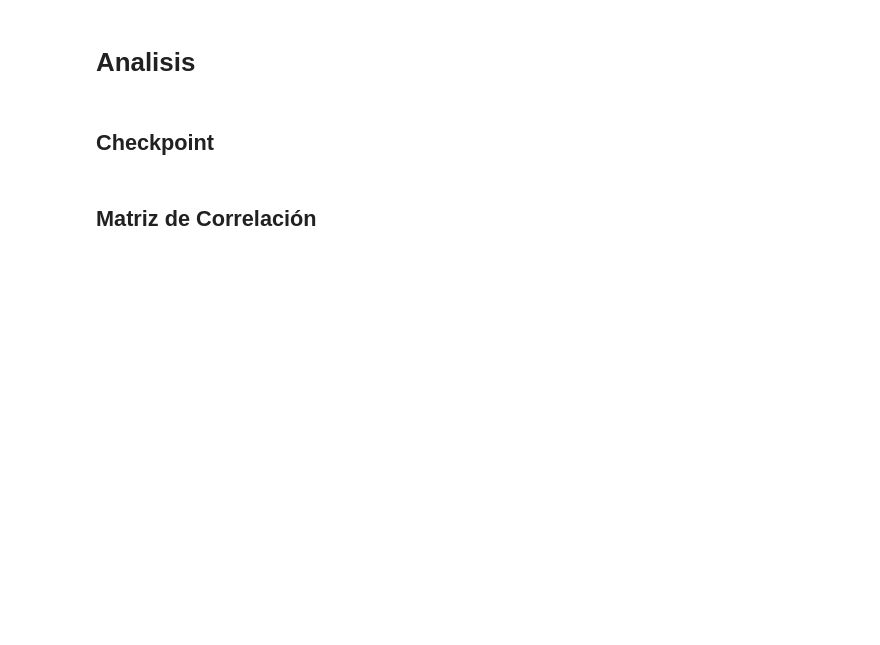
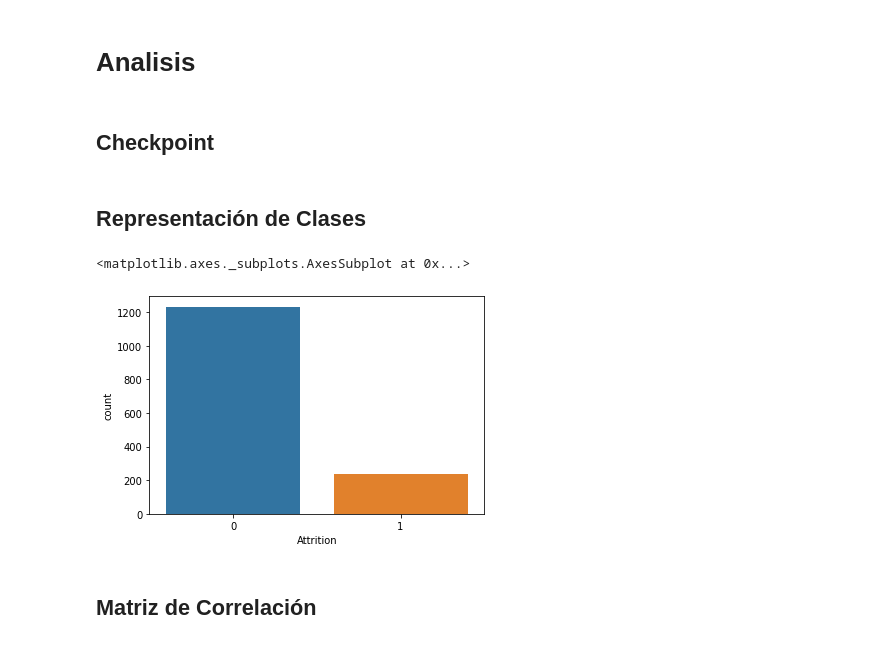
Before and after one commit to martinfarrera/IBM_HR_Analytics, a Jupyter notebook: IBM_HR.ipynb, the cells around one changed output. Cells and saved outputs as stored; diff of their text form; code cells hidden in the pictures; blank space fills up the shorter version.

```diff
--- a/IBM_HR.ipynb
+++ b/IBM_HR.ipynb
@@ -310,6 +321,13 @@ array([0.69475039, 0.30301245])
 ## Checkpoint
 # %%
 df_a = df_t.copy()
+# %% [markdown]
+## Representación de Clases
+# %%
+sns.countplot(df_a['Attrition'])
+# %% [output]
+<matplotlib.axes._subplots.AxesSubplot at 0x...>
+[figure, added]
 # %% [markdown]
 ## Matriz de Correlación
 # %%
```
Also changed, not shown: parts of 49 cells of this notebook.
